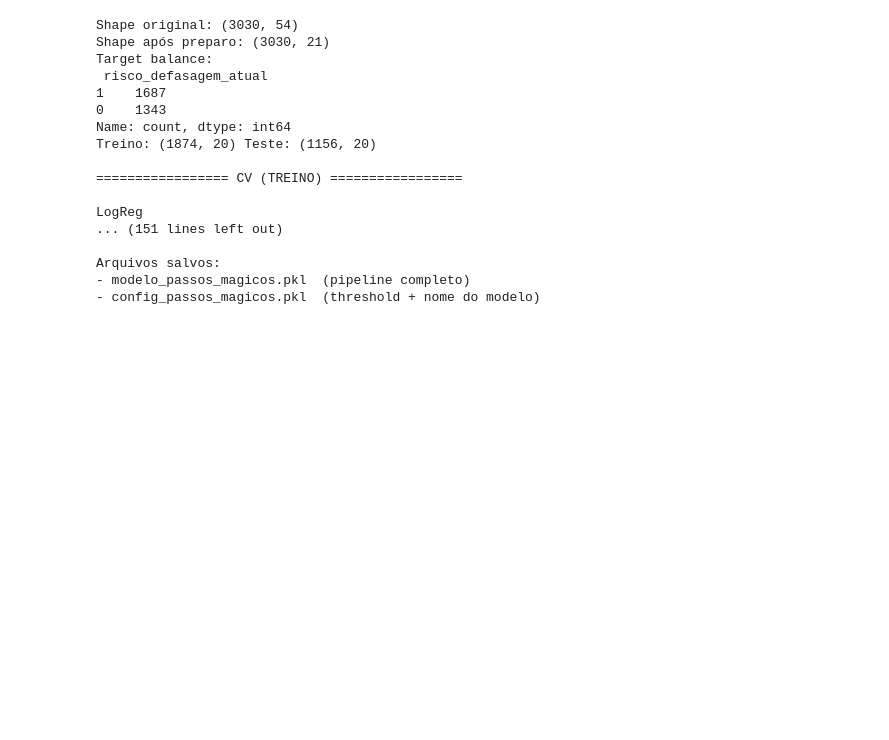
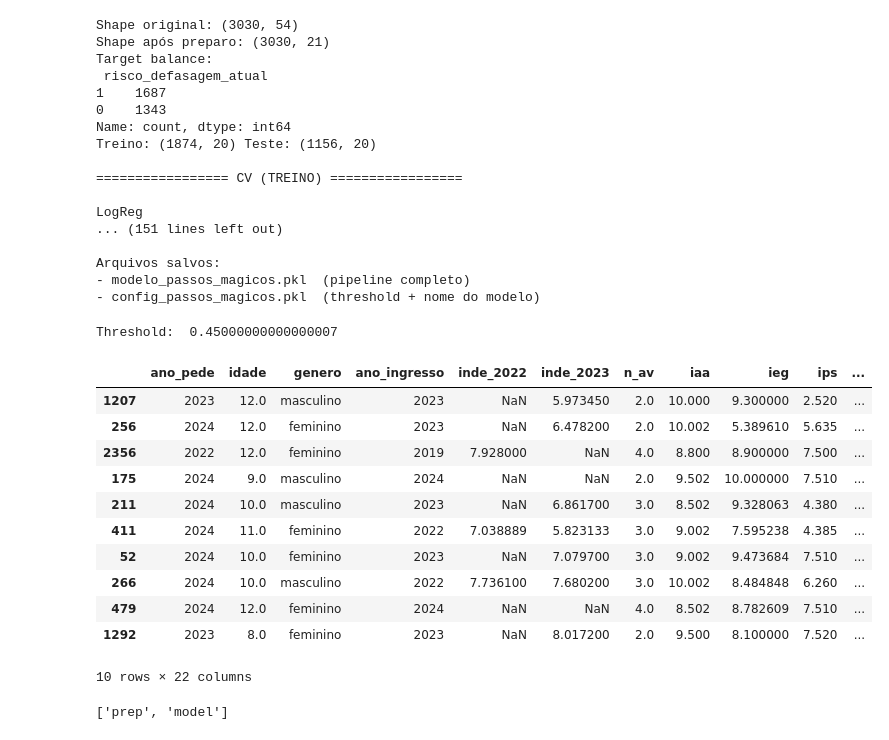
Before and after one commit to RicardViana/fiap-fase5-datathon, a Jupyter notebook: notebooks/Datathon_FIAP_Fase_5.ipynb, the cells around one changed output. Saved outputs shown, nothing was run; the diff lists cells and outputs as text; code cells hidden in the pictures; blank space fills up the shorter version.

```diff
--- a/notebooks/Datathon_FIAP_Fase_5.ipynb
+++ b/notebooks/Datathon_FIAP_Fase_5.ipynb
@@ -400,3 +400,41 @@ LogReg
 Arquivos salvos:
 - modelo_passos_magicos.pkl  (pipeline completo)
 - config_passos_magicos.pkl  (threshold + nome do modelo)
+# %%
+pipe = joblib.load('modelo_passos_magicos.pkl')
+cfg = joblib.load('config_passos_magicos.pkl')
+
+threshold = cfg['threshold']
+print('Threshold: ', threshold)
+
+base = pd.read_excel("/content/Base de Dados PEDE.xlsx")
+
+base_prep = preparar_base(base, modo_treino=False)
+
+sample = base_prep.sample(10, random_state=42)
+
+proba = pipe.predict_proba(sample)[:, 1]
+pred = (proba >= threshold).astype(int)
+
+sample['proba'] = proba
+sample['pred'] = pred
+
+sample
+# %% [output]
+Threshold:  0.45000000000000007
+|  | ano_pede | idade | genero | ano_ingresso | inde_2022 | inde_2023 | n_av | iaa | ieg | ips | ... |
+| 1207 | 2023 | 12.0 | masculino | 2023 | NaN | 5.973450 | 2.0 | 10.000 | 9.300000 | 2.520 | ... |
+| 256 | 2024 | 12.0 | feminino | 2023 | NaN | 6.478200 | 2.0 | 10.002 | 5.389610 | 5.635 | ... |
+| 2356 | 2022 | 12.0 | feminino | 2019 | 7.928000 | NaN | 4.0 | 8.800 | 8.900000 | 7.500 | ... |
+| 175 | 2024 | 9.0 | masculino | 2024 | NaN | NaN | 2.0 | 9.502 | 10.000000 | 7.510 | ... |
+| 211 | 2024 | 10.0 | masculino | 2023 | NaN | 6.861700 | 3.0 | 8.502 | 9.328063 | 4.380 | ... |
+| 411 | 2024 | 11.0 | feminino | 2022 | 7.038889 | 5.823133 | 3.0 | 9.002 | 7.595238 | 4.385 | ... |
+| 52 | 2024 | 10.0 | feminino | 2023 | NaN | 7.079700 | 3.0 | 9.002 | 9.473684 | 7.510 | ... |
+| 266 | 2024 | 10.0 | masculino | 2022 | 7.736100 | 7.680200 | 3.0 | 10.002 | 8.484848 | 6.260 | ... |
+| 479 | 2024 | 12.0 | feminino | 2024 | NaN | NaN | 4.0 | 8.502 | 8.782609 | 7.510 | ... |
+| 1292 | 2023 | 8.0 | feminino | 2023 | NaN | 8.017200 | 2.0 | 9.500 | 8.100000 | 7.520 | ... |
+10 rows × 22 columns
+# %%
+list(pipe.named_steps.keys())
+# %% [output]
+['prep', 'model']
```
Also changed, not shown: parts of 1 cell of this notebook.
